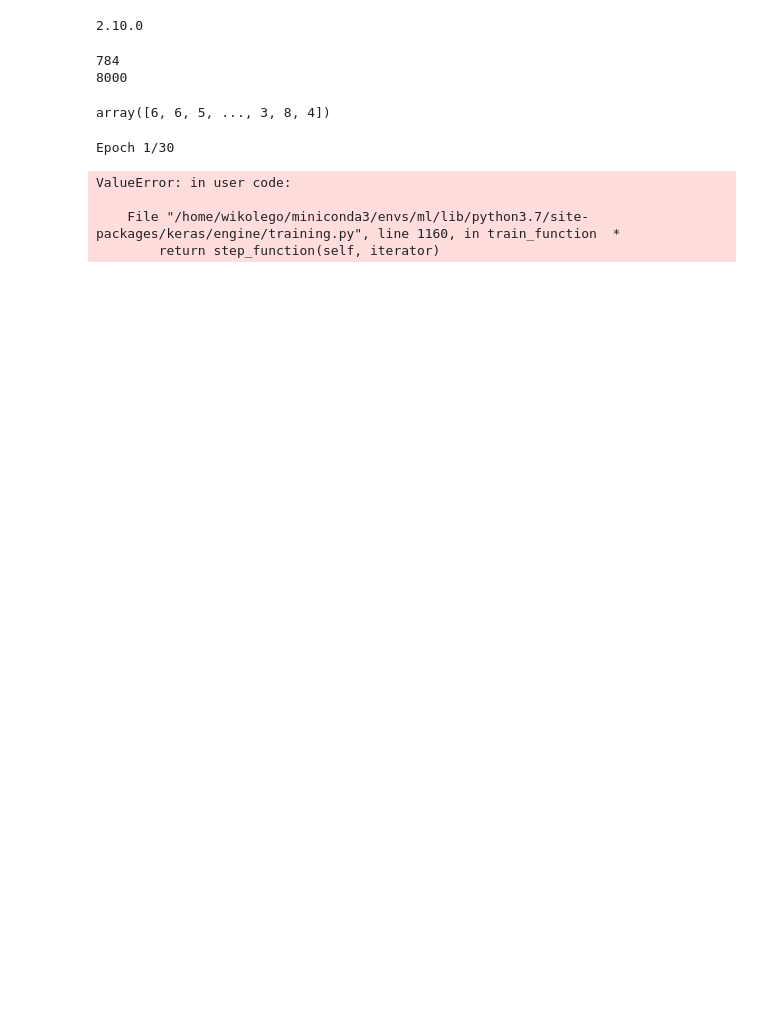
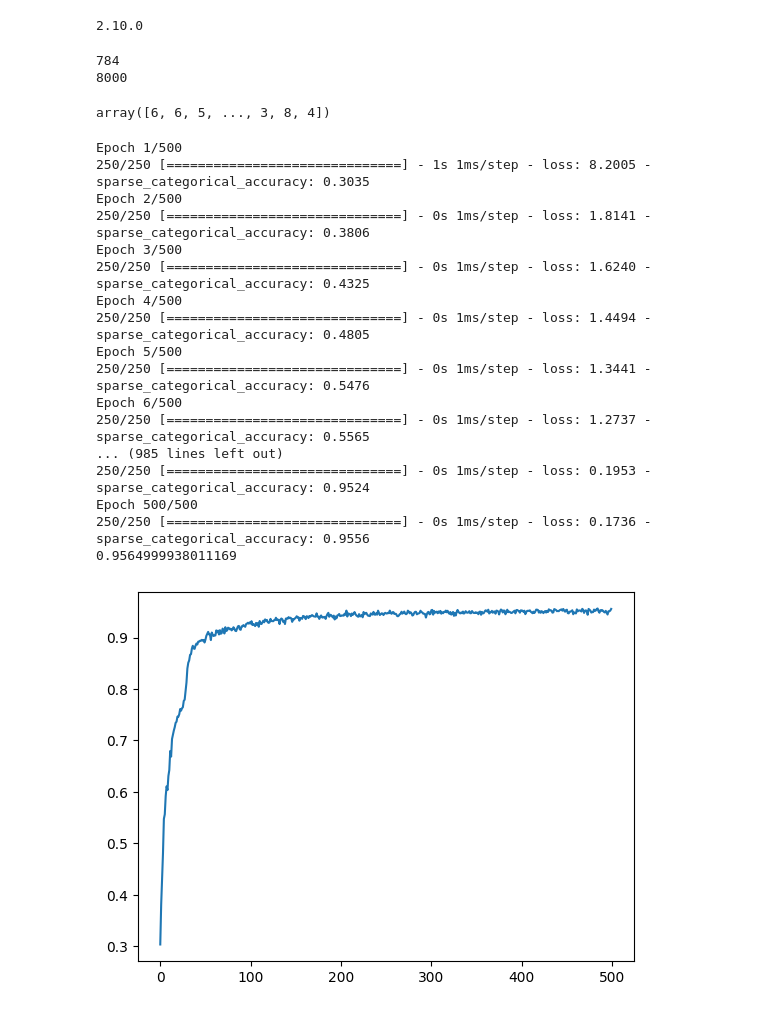
Before and after one commit to wikolego/wikolego-repository, a Jupyter notebook: ai-path/ml-next-step/notebooks/tensorflow_nn.ipynb, the cells around one changed output. Cells and saved outputs as stored; diff of their text form; code cells hidden in the pictures; blank space fills up the shorter version.

```diff
--- a/ai-path/ml-next-step/notebooks/tensorflow_nn.ipynb
+++ b/ai-path/ml-next-step/notebooks/tensorflow_nn.ipynb
@@ -49,42 +49,57 @@ array([6, 6, 5, ..., 3, 8, 4])
 
 model = tf.keras.models.Sequential([
     tf.keras.layers.Dense(64, activation="relu", input_shape=(len(X_data[1]), )), # input layer
     tf.keras.layers.Dropout(0.2),
     tf.keras.layers.Dense(64, activation="relu"),
     tf.keras.layers.Dropout(0.2),
     tf.keras.layers.Dense(10, activation="softmax") # output layer
 ])
 
 # Compile model
 model.compile(
     optimizer="Adam",
-    loss="binary_crossentropy",
-    metrics=["accuracy"]
+    loss="SparseCategoricalCrossentropy",
+    metrics=["SparseCategoricalAccuracy"]
 )
 
 # X_data = df_train.drop(columns=["label"])
 
 # print(len(X_data.columns))
 
 # exit()
 
 # Fit model
 result = model.fit(
     df_train.drop(columns=["label"]).values,
     df_train.loc[:, "label"].values,
-    epochs=30,
-    batch_size=16
+    epochs=500
 )
 
 # Predict and print predictions
-predictions = max(result.history["accuracy"])
+predictions = max(result.history["sparse_categorical_accuracy"])
 print(predictions)
 
-plt.plot(result.history["accuracy"])
-plt.show()
+if True:
+    # plt.subplot()
+    plt.plot(result.history["sparse_categorical_accuracy"])
+    # plt.plot(result.history["loss"])
+    plt.show()
 # %% [output]
-Epoch 1/30
+Epoch 1/500
+250/250 [==============================] - 1s 1ms/step - loss: 8.2005 - sparse_categorical_accuracy: 0.3035
+Epoch 2/500
+250/250 [==============================] - 0s 1ms/step - loss: 1.8141 - sparse_categorical_accuracy: 0.3806
+Epoch 3/500
+250/250 [==============================] - 0s 1ms/step - loss: 1.6240 - sparse_categorical_accuracy: 0.4325
+Epoch 4/500
+250/250 [==============================] - 0s 1ms/step - loss: 1.4494 - sparse_categorical_accuracy: 0.4805
+Epoch 5/500
+250/250 [==============================] - 0s 1ms/step - loss: 1.3441 - sparse_categorical_accuracy: 0.5476
+Epoch 6/500
+250/250 [==============================] - 0s 1ms/step - loss: 1.2737 - sparse_categorical_accuracy: 0.5565
+... (985 lines left out)
+250/250 [==============================] - 0s 1ms/step - loss: 0.1953 - sparse_categorical_accuracy: 0.9524
+Epoch 500/500
+250/250 [==============================] - 0s 1ms/step - loss: 0.1736 - sparse_categorical_accuracy: 0.9556
+0.9564999938011169
-ValueError: in user code:
-
-    File "/home/wikolego/miniconda3/envs/ml/lib/python3.7/site-packages/keras/engine/training.py", line 1160, in train_function  *
-        return step_function(self, iterator)
+[figure, added]
```
Also changed, not shown: parts of 2 cells of this notebook.
